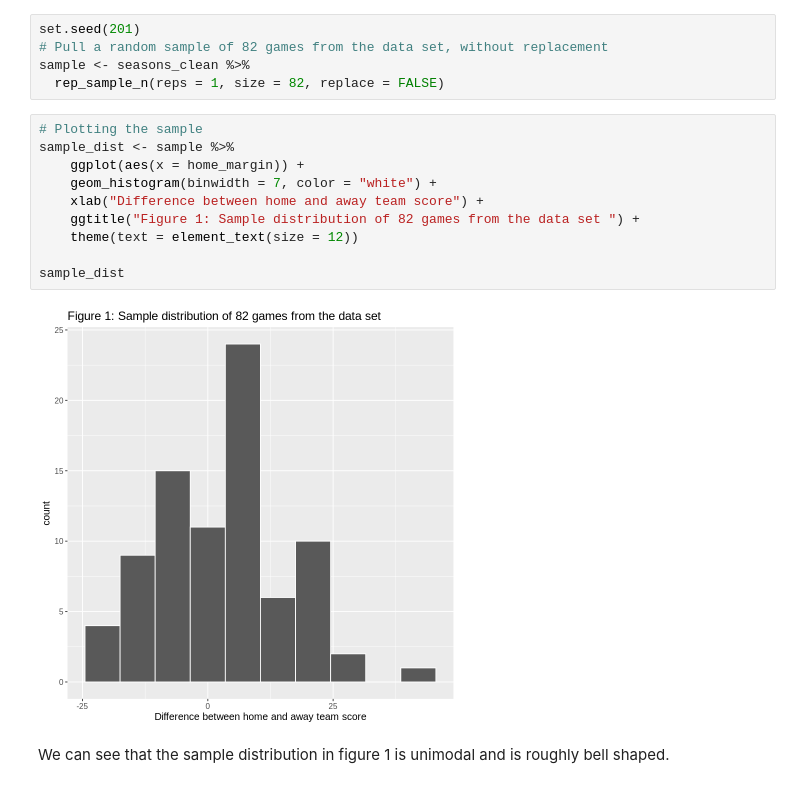
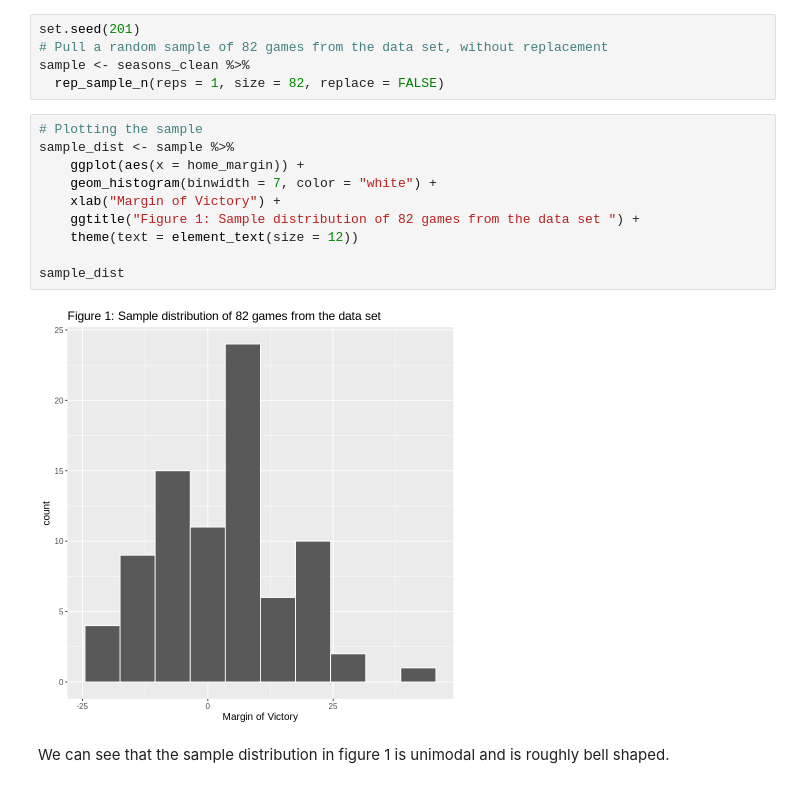
Before and after one commit to leowang801/home-court-advantage, a Jupyter notebook: group_47_project.ipynb, the cells around one changed output. Drawn from its saved outputs; the diff is of its cells as text.

```diff
--- a/group_47_project.ipynb
+++ b/group_47_project.ipynb
@@ -109,15 +110,15 @@ sample <- seasons_clean %>%
 # %%
 # Plotting the sample
 sample_dist <- sample %>%
     ggplot(aes(x = home_margin)) +
     geom_histogram(binwidth = 7, color = "white") +
-    xlab("Difference between home and away team score") +
+    xlab("Margin of Victory") +
     ggtitle("Figure 1: Sample distribution of 82 games from the data set ") +
     theme(text = element_text(size = 12))
 
 sample_dist
 # %% [output]
-[figure, old version]
+[figure, new version]
 # %% [markdown]
 We can see that the sample distribution in figure 1 is unimodal and is roughly bell shaped.
 # %%
```
Also changed, not shown: parts of 5 cells of this notebook.
